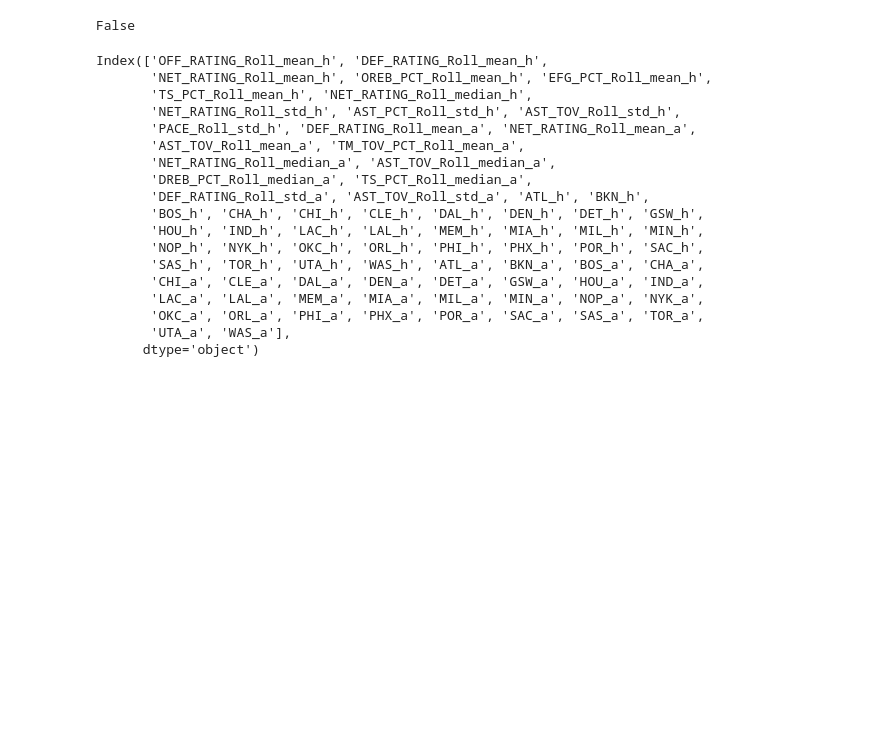
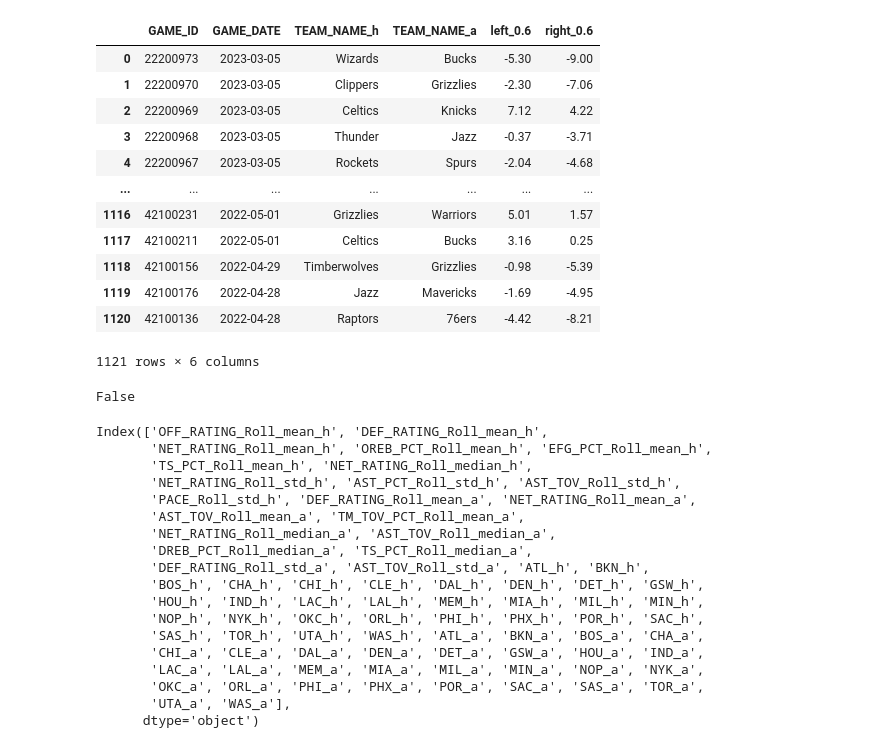
Before and after one commit to alecmatt5/nba_betting_analysis, a Jupyter notebook: backend/notebooks/Ricky_model.ipynb, the cells around one changed output. Cells and saved outputs as stored; diff of their text form; code cells hidden in the pictures; blank space fills up the shorter version.

```diff
--- a/backend/notebooks/Ricky_model.ipynb
+++ b/backend/notebooks/Ricky_model.ipynb
@@ -259,3 +261,19 @@ if __name__ == "__main__":
+# %%
+new_y_pred
+# %% [output]
+|  | GAME_ID | GAME_DATE | TEAM_NAME_h | TEAM_NAME_a | left_0.6 | right_0.6 |
+| 0 | 22200973 | 2023-03-05 | Wizards | Bucks | -5.30 | -9.00 |
+| 1 | 22200970 | 2023-03-05 | Clippers | Grizzlies | -2.30 | -7.06 |
+| 2 | 22200969 | 2023-03-05 | Celtics | Knicks | 7.12 | 4.22 |
+| 3 | 22200968 | 2023-03-05 | Thunder | Jazz | -0.37 | -3.71 |
+| 4 | 22200967 | 2023-03-05 | Rockets | Spurs | -2.04 | -4.68 |
+| ... | ... | ... | ... | ... | ... | ... |
+| 1116 | 42100231 | 2022-05-01 | Grizzlies | Warriors | 5.01 | 1.57 |
+| 1117 | 42100211 | 2022-05-01 | Celtics | Bucks | 3.16 | 0.25 |
+| 1118 | 42100156 | 2022-04-29 | Timberwolves | Grizzlies | -0.98 | -5.39 |
+| 1119 | 42100176 | 2022-04-28 | Jazz | Mavericks | -1.69 | -4.95 |
+| 1120 | 42100136 | 2022-04-28 | Raptors | 76ers | -4.42 | -8.21 |
+1121 rows × 6 columns
 # %%
 new_y_pred.to_pickle('../data/pkl/y_pred_60.pkl')
 # %%
```
Also changed, not shown: parts of 3 cells of this notebook, 5 other files.
